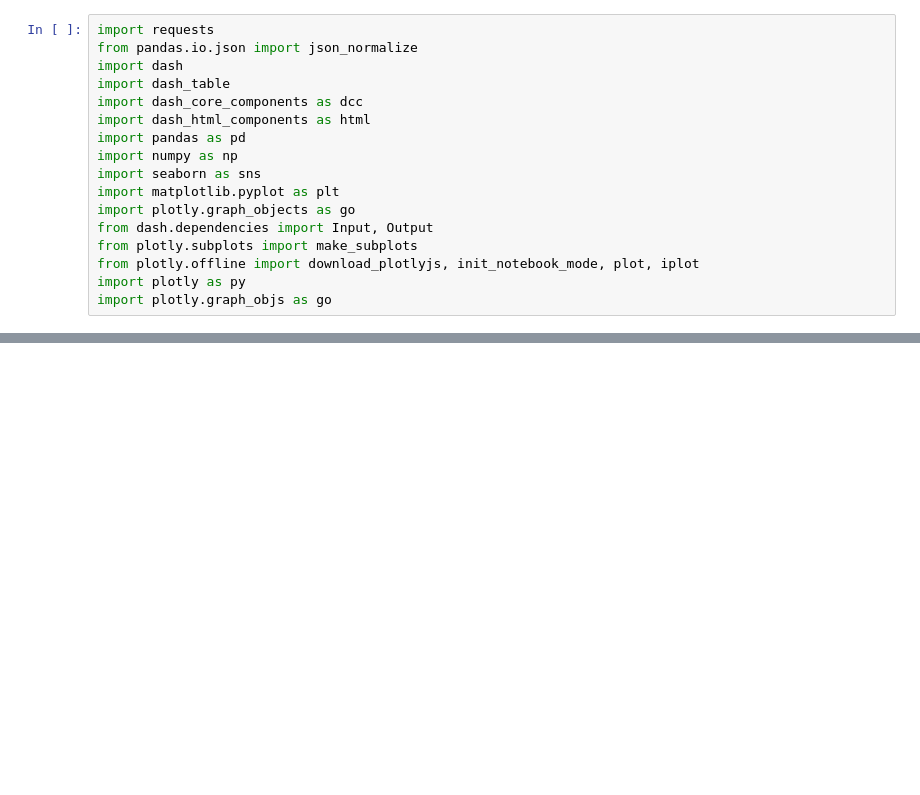
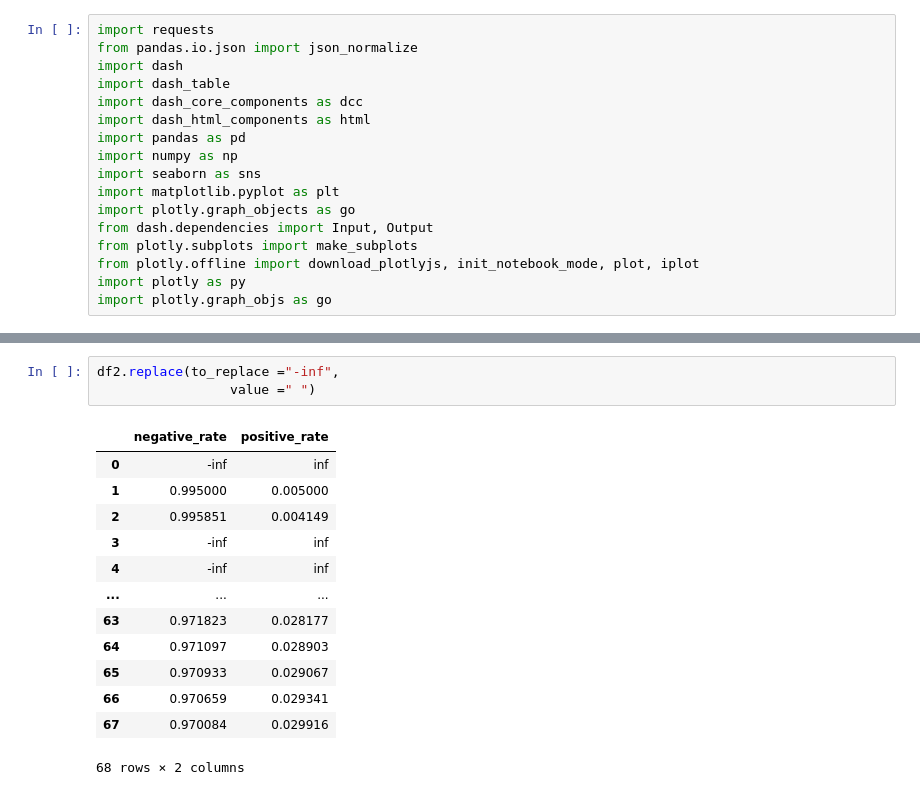
Before and after one commit to Umuzi-org/covid19-analysis, a Jupyter notebook: notebooks/National dashboard.ipynb, the cells around one changed output, grey strips where cells are left out. Cells and saved outputs as stored; diff of their text form; blank space fills up the shorter version.

```diff
--- a/notebooks/National dashboard.ipynb
+++ b/notebooks/National dashboard.ipynb
@@ -842,0 +108,17 @@ diff3 = tot_deaths - new_deaths
+# %%
+df2.replace(to_replace ="-inf",
+                 value =" ")
+# %% [output]
+|  | negative_rate | positive_rate |
+| 0 | -inf | inf |
+| 1 | 0.995000 | 0.005000 |
+| 2 | 0.995851 | 0.004149 |
+| 3 | -inf | inf |
+| 4 | -inf | inf |
+| ... | ... | ... |
+| 63 | 0.971823 | 0.028177 |
+| 64 | 0.971097 | 0.028903 |
+| 65 | 0.970933 | 0.029067 |
+| 66 | 0.970659 | 0.029341 |
+| 67 | 0.970084 | 0.029916 |
+68 rows × 2 columns
```
Also changed, not shown: parts of 15 cells of this notebook.
